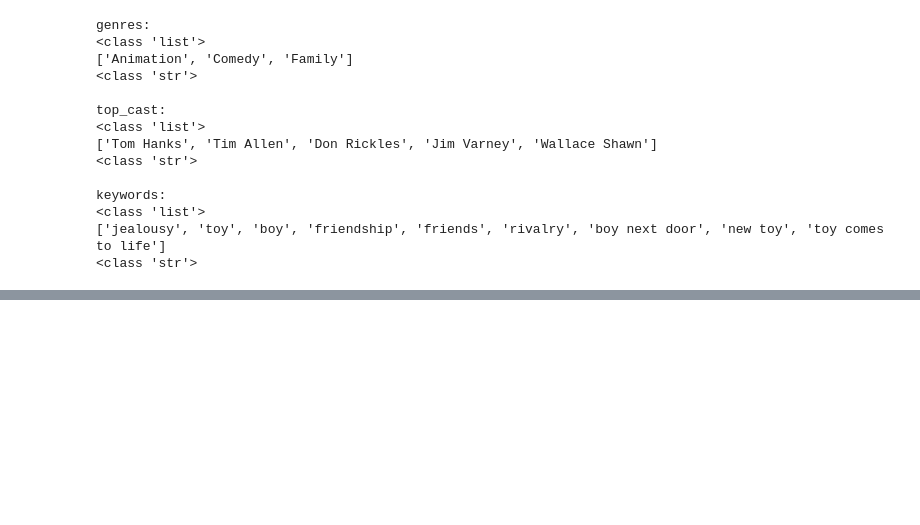
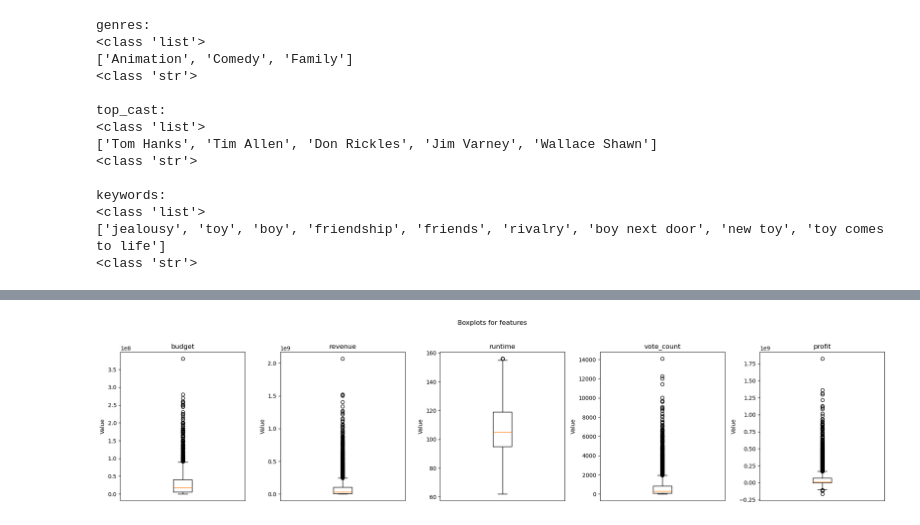
Before and after one commit to Hunkstaban/BIExamProject, a Jupyter notebook: workbooks/exploration-continued.ipynb, the cells around one changed output, grey strips where cells are left out. Cells and saved outputs as stored; diff of their text form; code cells hidden in the pictures; blank space fills up the shorter version.

```diff
--- a/workbooks/exploration-continued.ipynb
+++ b/workbooks/exploration-continued.ipynb
@@ -122,0 +283,10 @@ plt.show()
+# %%
+def remove_outliers_iqr(df, column):
+    Q1 = df[column].quantile(0.25)
+    Q3 = df[column].quantile(0.75)
+    IQR = Q3 - Q1
+    lower = Q1 - 1.5 * IQR
+    upper = Q3 + 1.5 * IQR
+    return df[(df[column] >= lower) & (df[column] <= upper)]
+
+movies = remove_outliers_iqr(movies, 'runtime')
@@ -122,0 +309,17 @@ plt.show()
+# %%
+# Remaking the boxplots to show the change
+features = ['budget', 'revenue', 'runtime', 'vote_count', 'profit']
+
+fig, axes = plt.subplots(1, len(features), figsize=(20, 5))
+
+for i, feature in enumerate(features):
+    axes[i].boxplot(movies[feature].dropna(), vert=True)
+    axes[i].set_title(feature)
+    axes[i].set_ylabel('Value')
+    axes[i].set_xticks([])
+
+plt.suptitle('Boxplots for features')
+plt.tight_layout(rect=[0, 0.03, 1, 0.95])
+plt.show()
+# %% [output]
+[figure, added]
```
Also changed, not shown: parts of 36 cells of this notebook, 1 other file.
